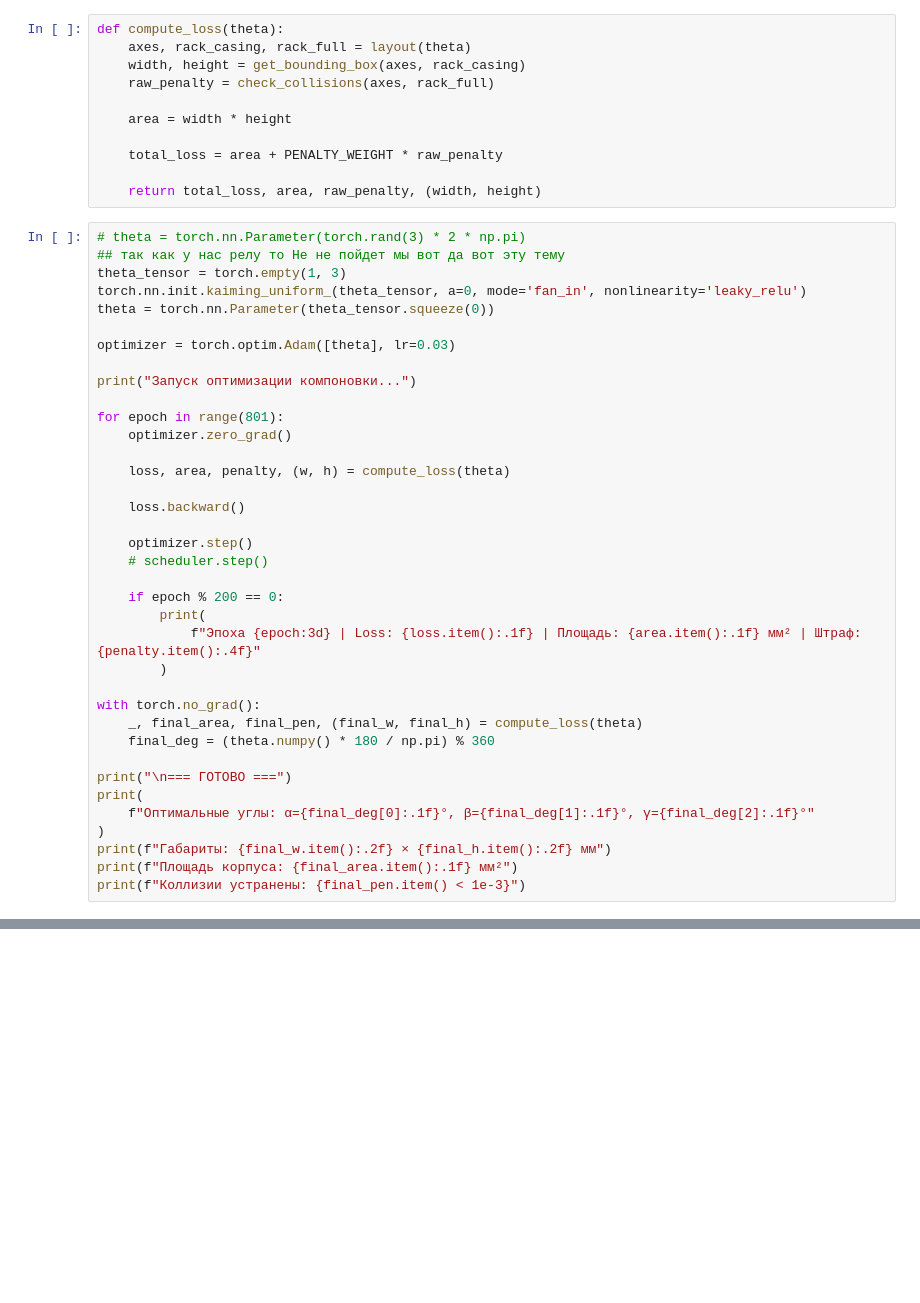
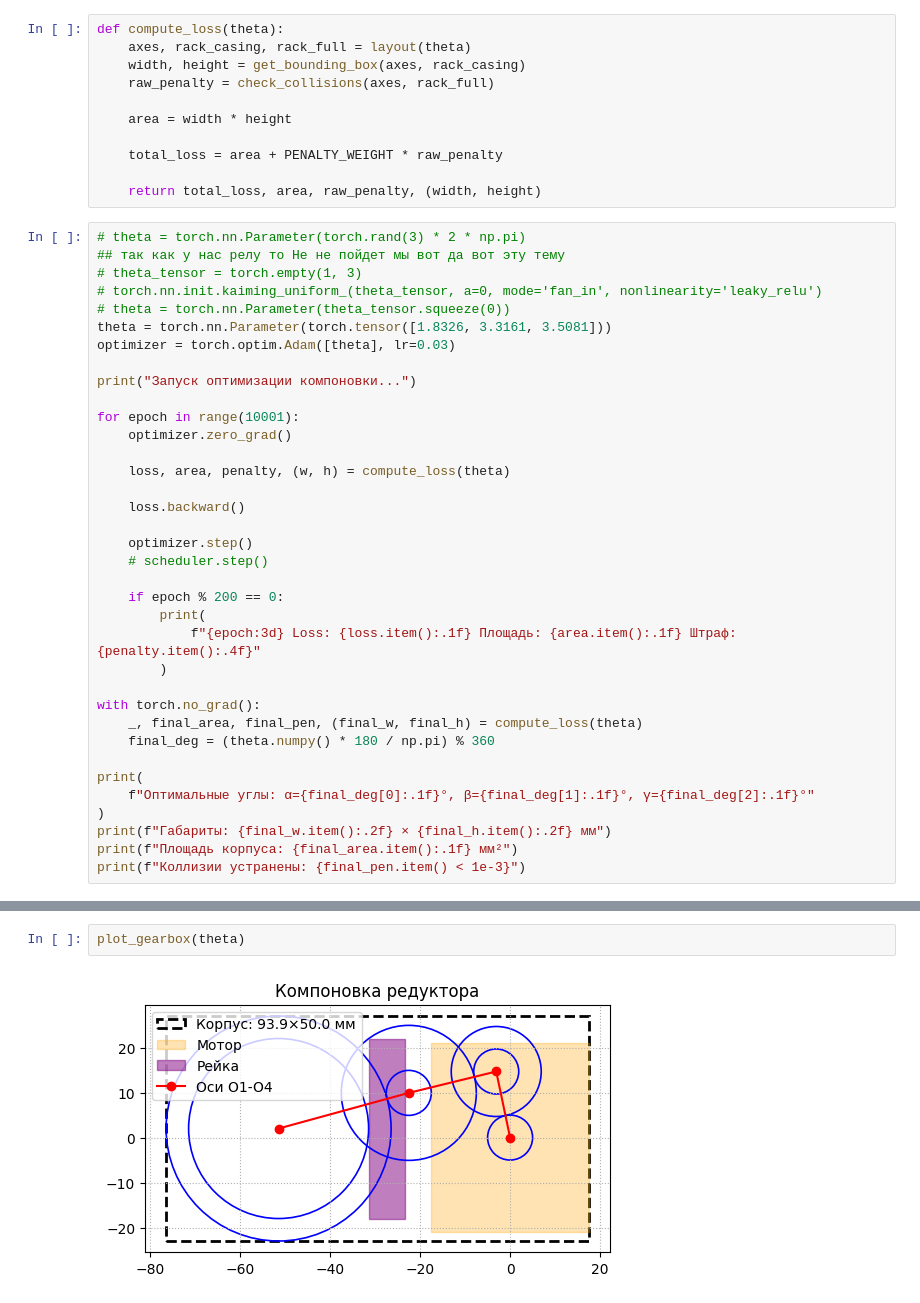
Before and after one commit to yastreb13/Design-and-Layout-of-ODD, a Jupyter notebook: companouka.ipynb, the cells around one changed output, grey strips where cells are left out. Cells and saved outputs as stored; diff of their text form; blank space fills up the shorter version.

```diff
--- a/companouka.ipynb
+++ b/companouka.ipynb
@@ -105,15 +105,15 @@ def compute_loss(theta):
 # %%
 # theta = torch.nn.Parameter(torch.rand(3) * 2 * np.pi)
 ## так как у нас релу то He не пойдет мы вот да вот эту тему
-theta_tensor = torch.empty(1, 3)
-torch.nn.init.kaiming_uniform_(theta_tensor, a=0, mode='fan_in', nonlinearity='leaky_relu')
-theta = torch.nn.Parameter(theta_tensor.squeeze(0))
-
+# theta_tensor = torch.empty(1, 3)
+# torch.nn.init.kaiming_uniform_(theta_tensor, a=0, mode='fan_in', nonlinearity='leaky_relu')
+# theta = torch.nn.Parameter(theta_tensor.squeeze(0))
+theta = torch.nn.Parameter(torch.tensor([1.8326, 3.3161, 3.5081]))
 optimizer = torch.optim.Adam([theta], lr=0.03)
 
 print("Запуск оптимизации компоновки...")
 
-for epoch in range(801):
+for epoch in range(10001):
     optimizer.zero_grad()
 
     loss, area, penalty, (w, h) = compute_loss(theta)
@@ -125,14 +125,13 @@ for epoch in range(801):
 
     if epoch % 200 == 0:
         print(
-            f"Эпоха {epoch:3d} | Loss: {loss.item():.1f} | Площадь: {area.item():.1f} мм² | Штраф: {penalty.item():.4f}"
+            f"{epoch:3d} Loss: {loss.item():.1f} Площадь: {area.item():.1f} Штраф: {penalty.item():.4f}"
         )
 
 with torch.no_grad():
     _, final_area, final_pen, (final_w, final_h) = compute_loss(theta)
     final_deg = (theta.numpy() * 180 / np.pi) % 360
 
-print("\n=== ГОТОВО ===")
 print(
     f"Оптимальные углы: α={final_deg[0]:.1f}°, β={final_deg[1]:.1f}°, γ={final_deg[2]:.1f}°"
 )
@@ -154,0 +224,4 @@ print(f"Коллизии устранены: {final_pen.item() < 1e-3}")
+# %%
+plot_gearbox(theta)
+# %% [output]
+[figure, added]
```
Also changed, not shown: parts of 3 cells of this notebook.
